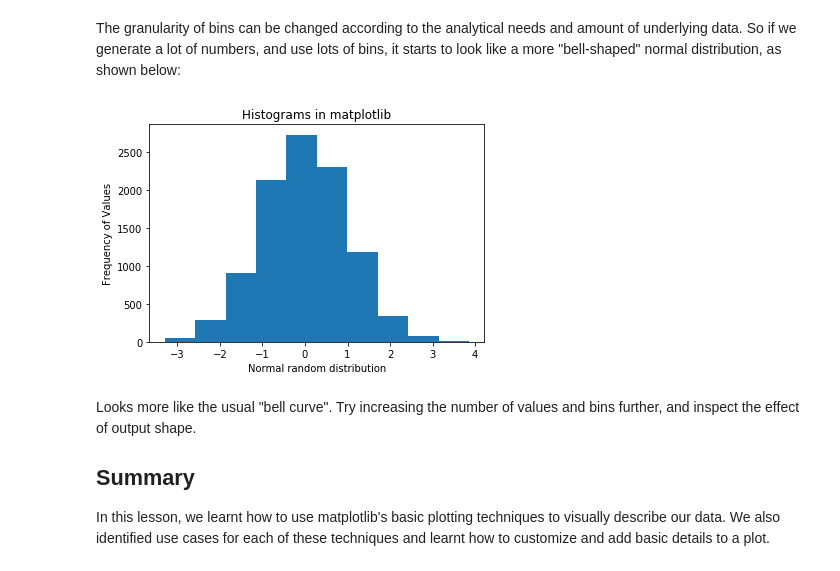
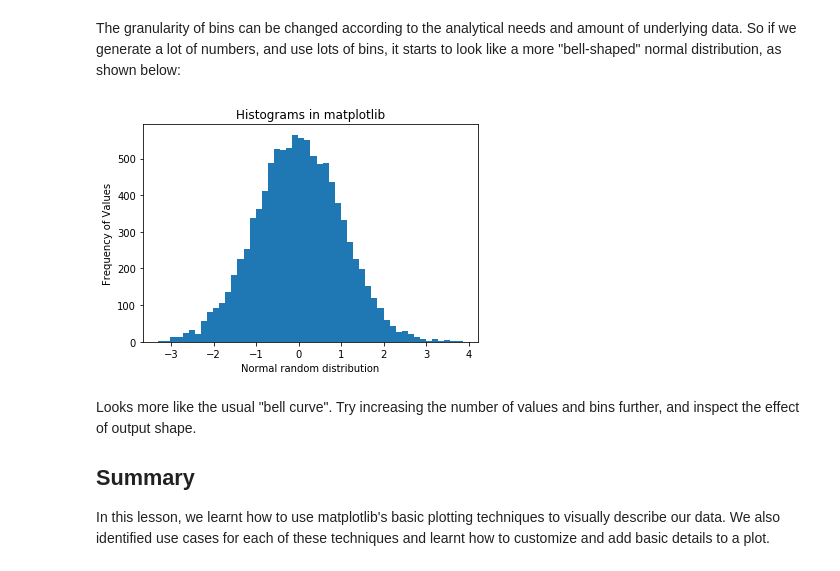
Before and after one commit to nabilabbas250/dsc-data-viz-nyc-ds-071519, a Jupyter notebook: index.ipynb, the cells around one changed output. Saved outputs shown, nothing was run; the diff lists cells and outputs as text; code cells hidden in the pictures.

```diff
--- a/index.ipynb
+++ b/index.ipynb
@@ -169,19 +169,19 @@ The granularity of bins can be changed according to the analytical needs and amo
 # %%
 # Set seed for reproducability
 np.random.seed(100)
 
 # Generate 100 values from 0 mean normal distribution
 x = np.random.randn(10000)
 
 #Plot the distogram with hist() function
-plt.hist(x, bins = 10)
+plt.hist(x, bins = 50)
 
 plt.xlabel('Normal random distribution')
 plt.ylabel('Frequency of Values')
 plt.title('Histograms in matplotlib')
 plt.show()
 # %% [output]
-[figure, old version]
+[figure, new version]
 # %% [markdown]
 Looks more like the usual "bell curve". Try increasing the number of values and bins further, and inspect the effect of output shape.
 
```
